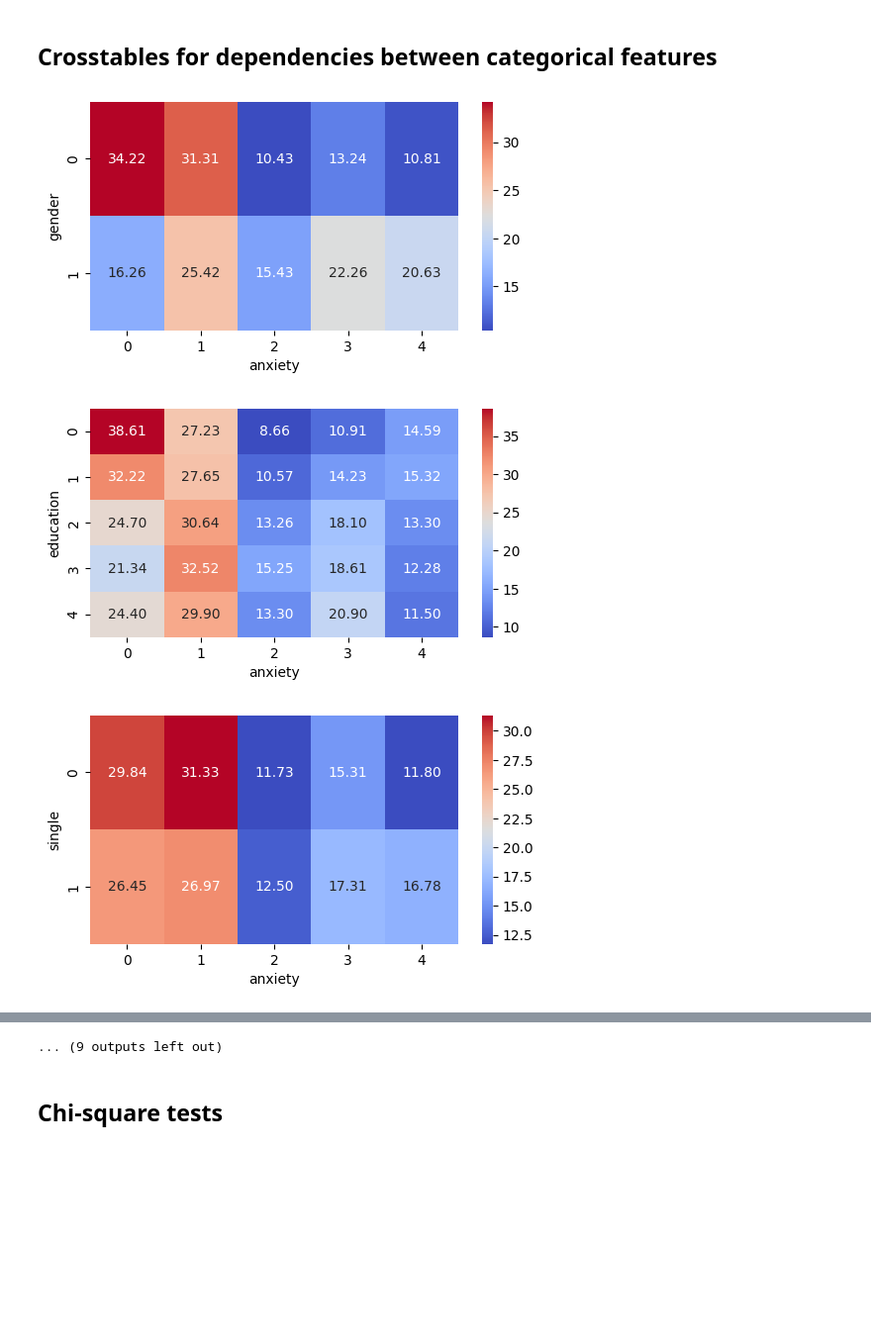
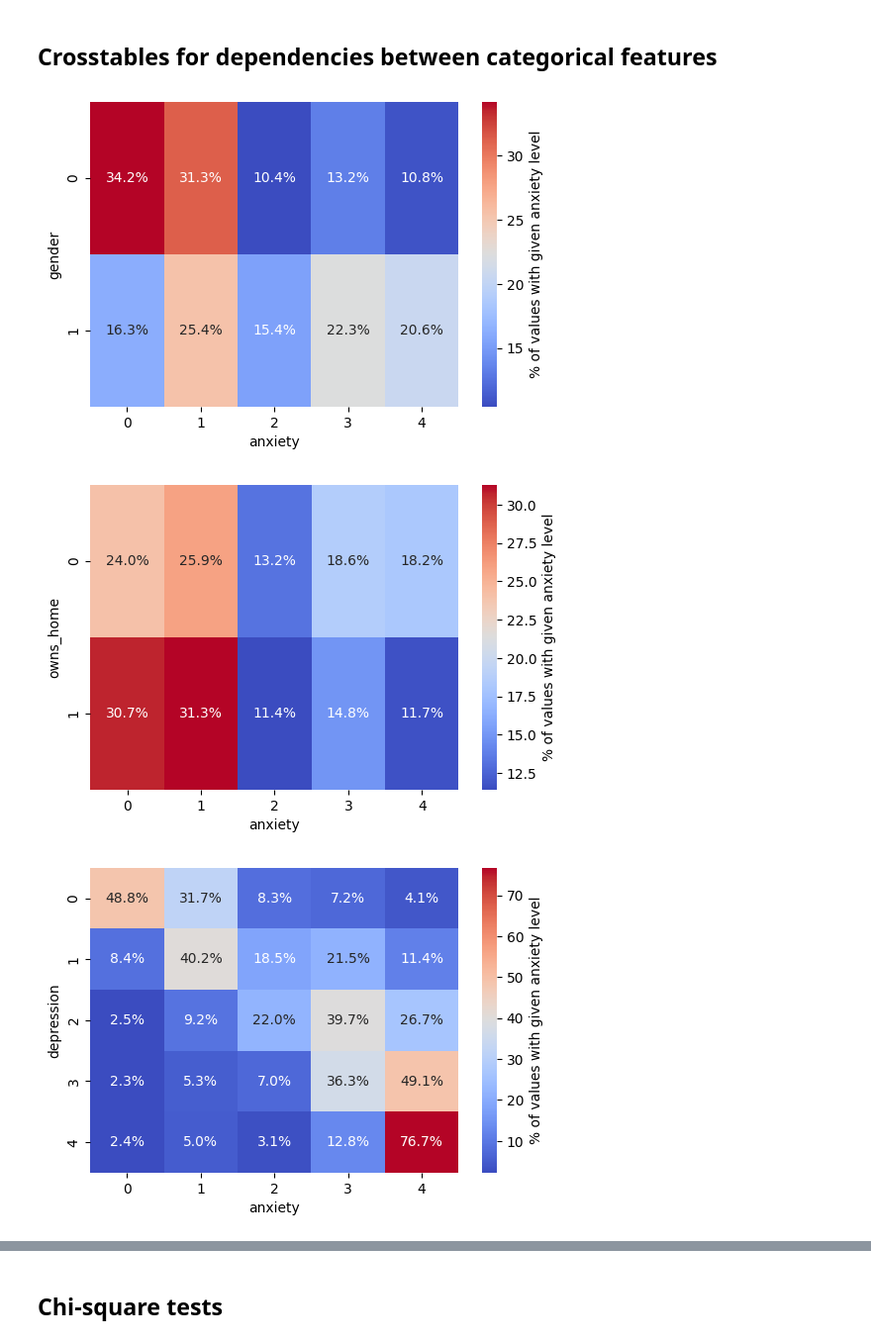
Before and after one commit to simontitk/datamining-2, a Jupyter notebook: src/final.ipynb, the cells around one changed output, grey strips where cells are left out. Shown at 99% size. Cells and saved outputs as stored; diff of their text form; code cells hidden in the pictures; blank space fills up the shorter version.

```diff
--- a/src/final.ipynb
+++ b/src/final.ipynb
@@ -126,16 +127,16 @@ def get_optimal_cluster_number(feature: np.ndarray, k_number: int) -> tuple[int,
 def plot_cluster(df: pd.DataFrame, feature:str, k_values: np.ndarray, inertia: np.ndarray, k: int, labels: np.ndarray, label: str):
     fig, axs = plt.subplots(1, 2, figsize=(6.5, 4))
     axs[0].plot(k_values, inertia, marker='o')
+    axs[0].axvline(x=k, c="red")
     axs[0].set(xlabel='Number of clusters [-]', ylabel='Inertia [-]', title=f'Elbow method for optimal k')
-    axs[0].axvline(x=k, c="red")
     axs[0].set_xticks(k_values)
     axs[0].ticklabel_format(axis='y', style='sci', scilimits=(0, 0))
+
     axs[1].scatter(df[feature], df[f'{feature}_cat'], c=df[f'{feature}_cat'], cmap='viridis')
-    axs[1].set_title(f"{label} categories\nusing K-means clustering")
-    axs[1].set_xlabel(label)
-    axs[1].set_ylabel("Category")
+    axs[1].set(xlabel=label, ylabel="Category", title=f"{label} categories\nusing K-means clustering")
     axs[1].set_yticks(labels)
     axs[1].set_yticklabels(labels)
+
     fig.tight_layout()
 
 
@@ -235,14 +236,17 @@ invert_encoding_order(df, "medical_bill_worry")
 # %% [markdown]
 ## Crosstables for dependencies between categorical features
 # %%
-target = "anxiety"
+TARGET = "anxiety"
+FEATURES = df.drop(labels=[TARGET], axis=1).columns.values
 
-for feature in df.columns.values:
-    tab = pd.crosstab(df[feature], df[target], normalize="index") * 100
-    plt.figure(figsize=(6, 3))
-    sns.heatmap(tab, fmt='.2f', cmap='coolwarm', annot=True)
+for feature in FEATURES:
+    tab = pd.crosstab(df[feature], df[TARGET], normalize="index") * 100
+    plt.figure(figsize=(6, 4))
+    sns.heatmap(tab, fmt='.1f', cmap='coolwarm', annot=True, cbar_kws={'label': '% of values with given anxiety level'}, )
+    for text in plt.gca().texts:
+        text.set_text(f'{text.get_text()}%')
     plt.show()
 # %% [output]
-[figure, old version]
+[figure, new version]
-[figure, old version]
+[figure, new version]
-[figure, old version]
+[figure, new version]
@@ -258,3 +258,2 @@ for feature in df.columns.values:
-... (9 outputs left out)
 # %% [markdown]
 ## Chi-square tests
```
Also changed, not shown: parts of 12 cells of this notebook, 1 other file.
